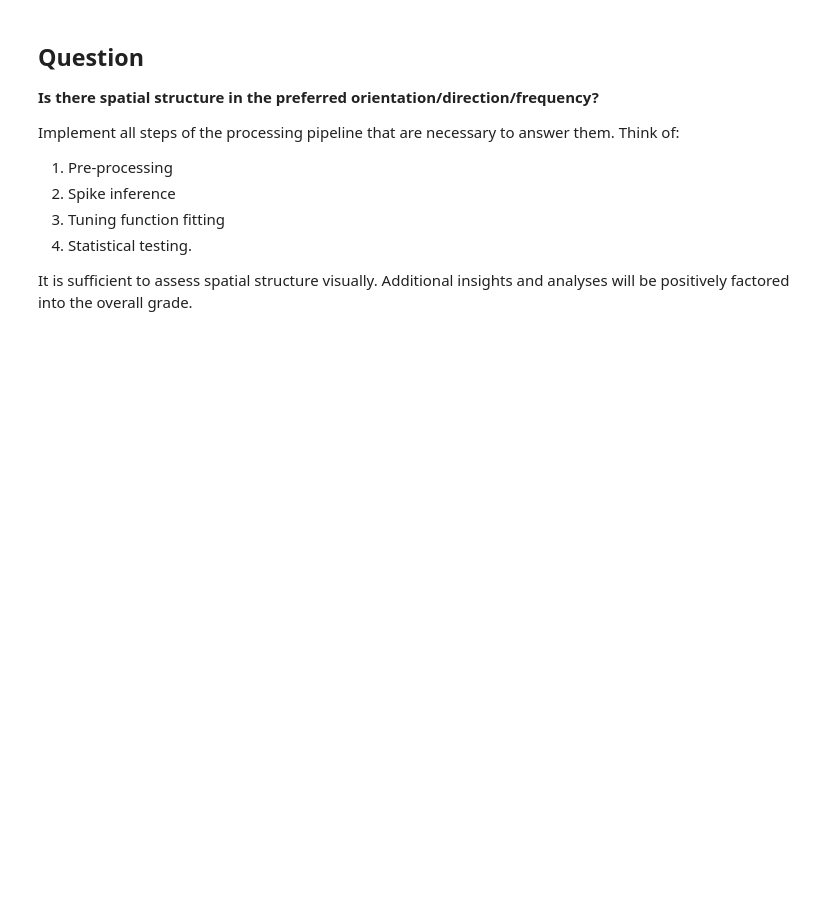
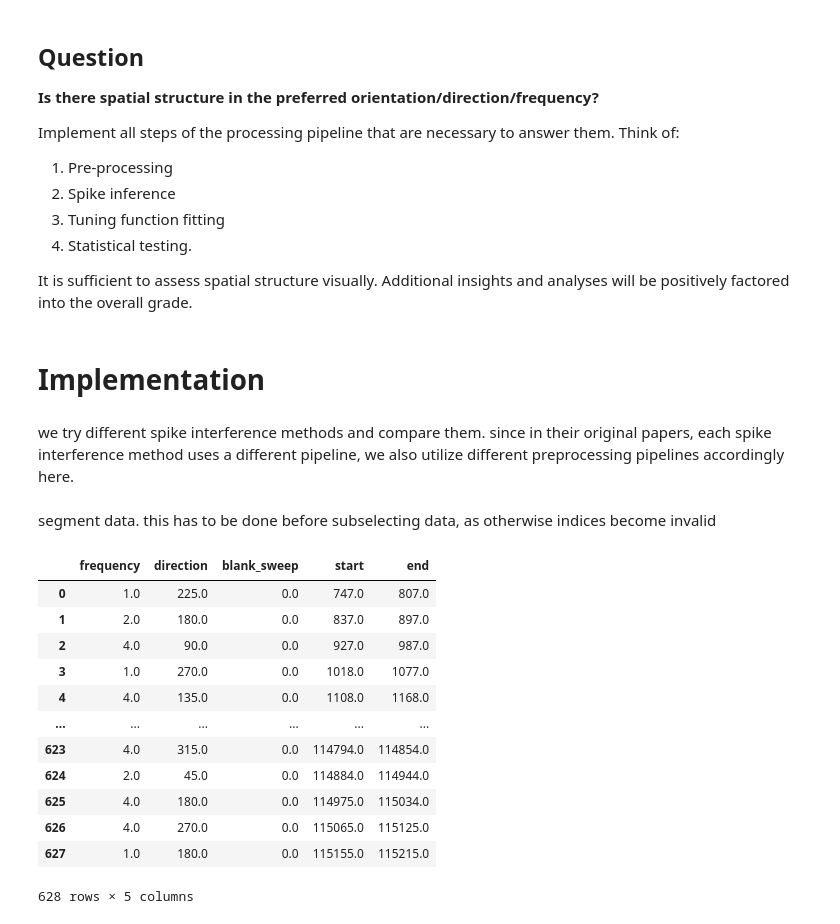
Before and after one commit to toniklenk/NeuralDataScience, a Jupyter notebook: Abschlussprojekt/practical01.ipynb, the cells around one changed output. Saved outputs shown, nothing was run; the diff lists cells and outputs as text; code cells hidden in the pictures; blank space fills up the shorter version.

```diff
--- a/Abschlussprojekt/practical01.ipynb
+++ b/Abschlussprojekt/practical01.ipynb
@@ -92,3 +96,7 @@ Implement all steps of the processing pipeline that are necessary to answer them
 4. Statistical testing.
 
 It is sufficient to assess spatial structure visually. Additional insights and analyses will be positively factored into the overall grade.
+# %% [markdown]
+# Implementation
+# %% [markdown]
+we try different spike interference methods and compare them. since in their original papers, each spike interference method uses a different pipeline, we also utilize different preprocessing pipelines accordingly here.
@@ -94,0 +108,18 @@ It is sufficient to assess spatial structure visually. Additional insights and a
+# %% [markdown]
+segment data. this has to be done before subselecting data, as otherwise indices become invalid
+# %%
+stim
+# %% [output]
+|  | frequency | direction | blank_sweep | start | end |
+| 0 | 1.0 | 225.0 | 0.0 | 747.0 | 807.0 |
+| 1 | 2.0 | 180.0 | 0.0 | 837.0 | 897.0 |
+| 2 | 4.0 | 90.0 | 0.0 | 927.0 | 987.0 |
+| 3 | 1.0 | 270.0 | 0.0 | 1018.0 | 1077.0 |
+| 4 | 4.0 | 135.0 | 0.0 | 1108.0 | 1168.0 |
+| ... | ... | ... | ... | ... | ... |
+| 623 | 4.0 | 315.0 | 0.0 | 114794.0 | 114854.0 |
+| 624 | 2.0 | 45.0 | 0.0 | 114884.0 | 114944.0 |
+| 625 | 4.0 | 180.0 | 0.0 | 114975.0 | 115034.0 |
+| 626 | 4.0 | 270.0 | 0.0 | 115065.0 | 115125.0 |
+| 627 | 1.0 | 180.0 | 0.0 | 115155.0 | 115215.0 |
+628 rows × 5 columns
```
Also changed, not shown: parts of 26 cells of this notebook, 3 other files.
